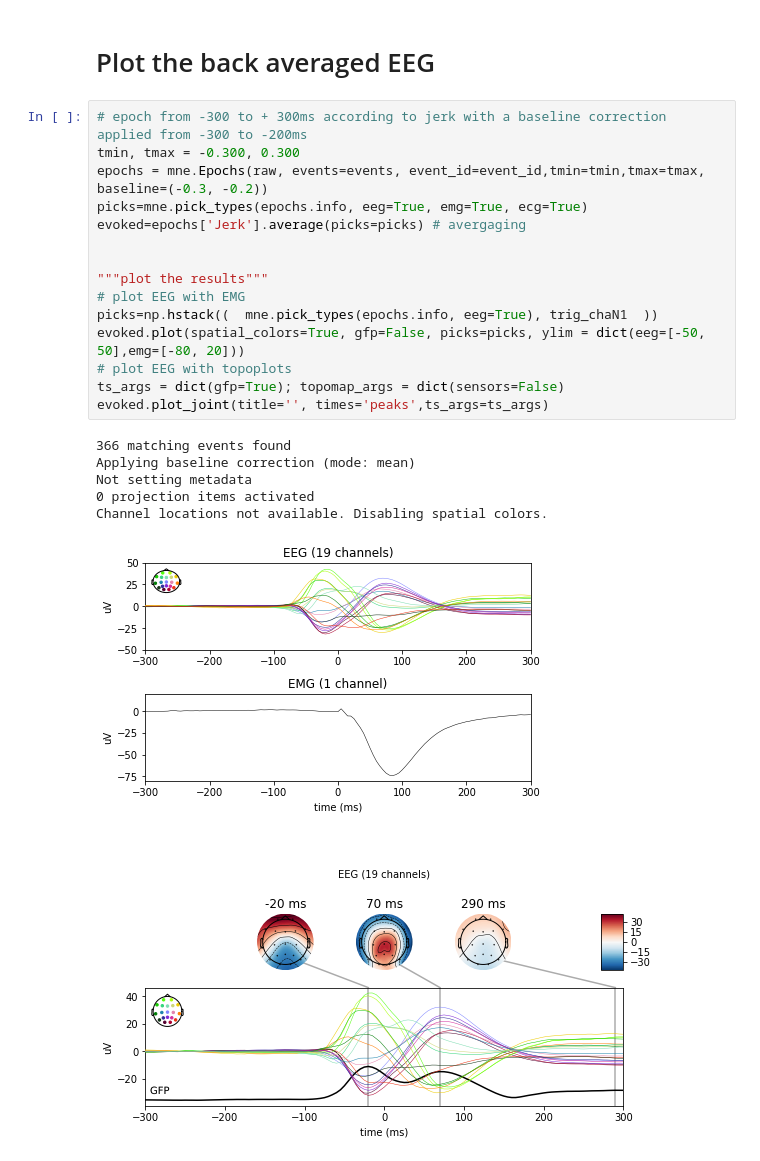
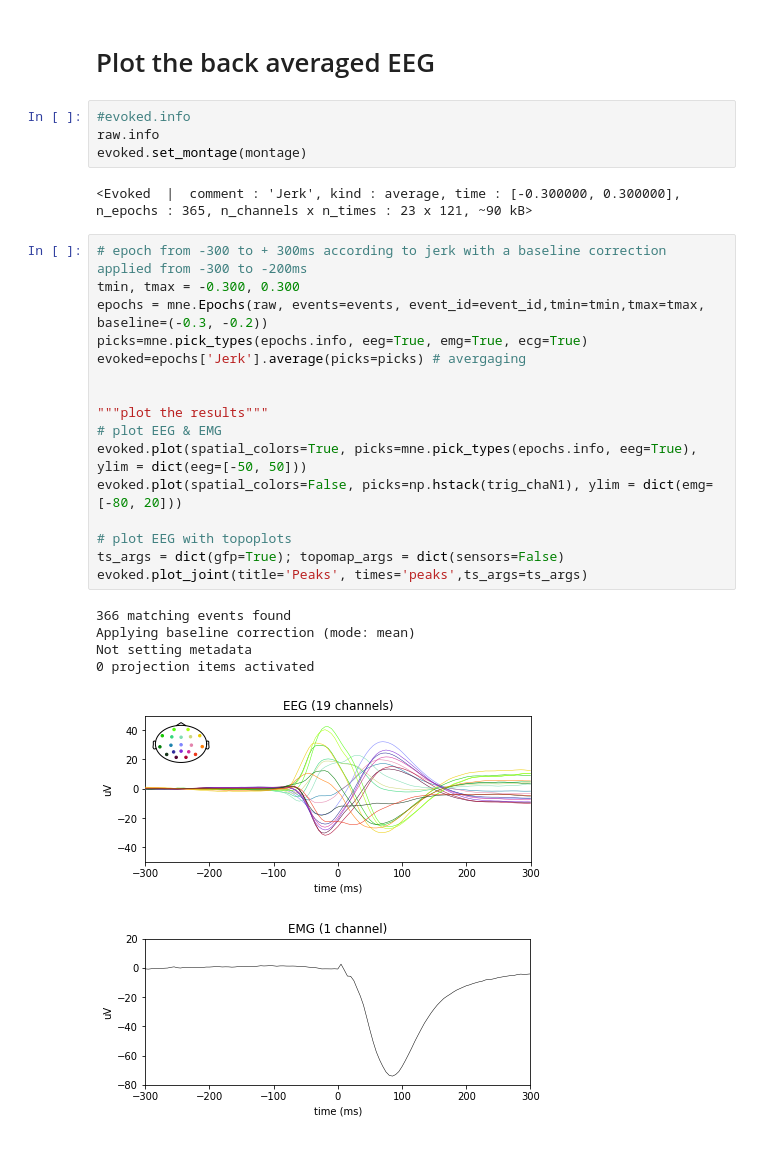
Before and after one commit to brohaut/myoclonus_back_averaging, a Jupyter notebook: Back_averaging_myoclonus.ipynb, the cells around one changed output. Drawn from its saved outputs; the diff is of its cells as text.

Commit message:
Fix warning issues in last plots

```diff
--- a/Back_averaging_myoclonus.ipynb
+++ b/Back_averaging_myoclonus.ipynb
@@ -129,26 +129,32 @@ Applying average reference.
 [figure]
 # %% [markdown]
 # Plot the back averaged EEG
+# %%
+#evoked.info
+raw.info
+evoked.set_montage(montage)
+# %% [output]
+<Evoked  |  comment : 'Jerk', kind : average, time : [-0.300000, 0.300000], n_epochs : 365, n_channels x n_times : 23 x 121, ~90 kB>
 # %%
 # epoch from -300 to + 300ms according to jerk with a baseline correction applied from -300 to -200ms
 tmin, tmax = -0.300, 0.300
 epochs = mne.Epochs(raw, events=events, event_id=event_id,tmin=tmin,tmax=tmax, baseline=(-0.3, -0.2))
 picks=mne.pick_types(epochs.info, eeg=True, emg=True, ecg=True)
 evoked=epochs['Jerk'].average(picks=picks) # avergaging
 
 
 """plot the results"""
-# plot EEG with EMG
-picks=np.hstack((  mne.pick_types(epochs.info, eeg=True), trig_chaN1  ))
-evoked.plot(spatial_colors=True, gfp=False, picks=picks, ylim = dict(eeg=[-50, 50],emg=[-80, 20]))
+# plot EEG & EMG
+evoked.plot(spatial_colors=True, picks=mne.pick_types(epochs.info, eeg=True), ylim = dict(eeg=[-50, 50]))
+evoked.plot(spatial_colors=False, picks=np.hstack(trig_chaN1), ylim = dict(emg=[-80, 20]))
+
 # plot EEG with topoplots
 ts_args = dict(gfp=True); topomap_args = dict(sensors=False)
-evoked.plot_joint(title='', times='peaks',ts_args=ts_args)
+evoked.plot_joint(title='Peaks', times='peaks',ts_args=ts_args)
 # %% [output]
 366 matching events found
 Applying baseline correction (mode: mean)
 Not setting metadata
 0 projection items activated
-Channel locations not available. Disabling spatial colors.
-[figure, old version]
+[figure, new version]
-[figure, old version]
+[figure, new version]
```
Also changed, not shown: parts of 1 cell of this notebook.
